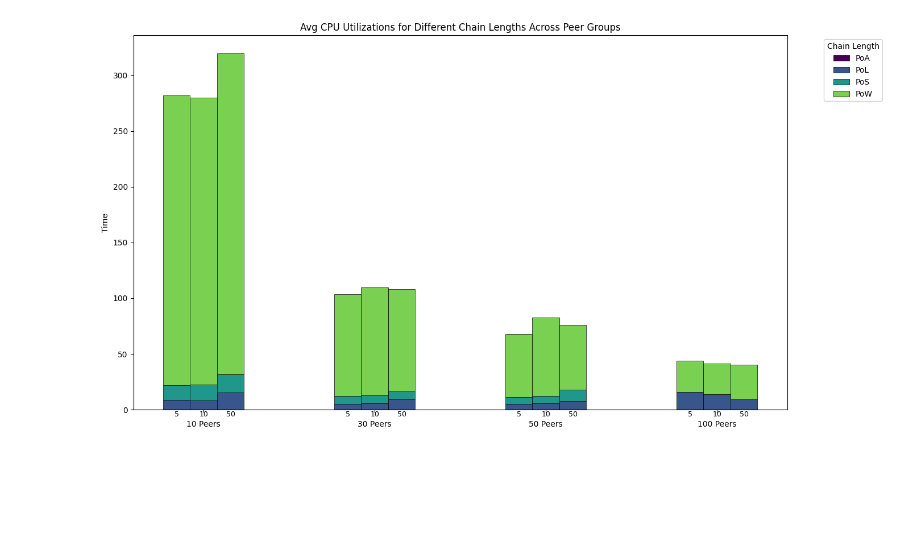
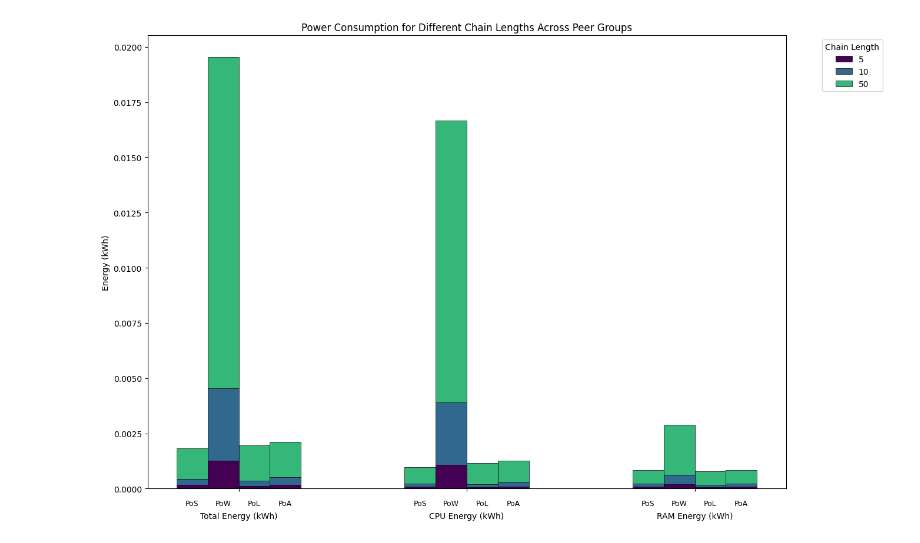
Before and after one commit to lizageorge/cs525_project, a Jupyter notebook: measuring/notebooks/display_final.ipynb, the cells around one changed output. Saved outputs shown, nothing was run; the diff lists cells and outputs as text; code cells hidden in the pictures; blank space fills up the shorter version.

Commit message:
Plots for all metrics

```diff
--- a/measuring/notebooks/display_final.ipynb
+++ b/measuring/notebooks/display_final.ipynb
@@ -14,11 +14,9 @@ df = df.rename(columns={"PoA - Autobahn": "PoA"})
 df = df.rename(columns={"Num Peers": "num_peers"})
 df = df.rename(columns={"Chain Length": "chain_length"})
 
+sims = ["PoS", "PoW", "PoL", "PoA"]
+chain_lengths = [10, 30, 50, 100]
+
 # force to numerics
-df['PoS'] = pd.to_numeric(df['PoS'], errors='coerce')
-df['PoW'] = pd.to_numeric(df['PoW'], errors='coerce')
-df['PoL'] = pd.to_numeric(df['PoL'], errors='coerce')
-
-# only take the first 12 rows (time)
-time_df = df.iloc[:12, :]
-time_df
+for sim in sims:
+    df[sim] = pd.to_numeric(df[sim], errors='coerce')
@@ -192,4 +139,2 @@ See the caveats in the documentation: https://pandas.pydata.org/pandas-docs/stab
 # %%
-plot_stacked(avg_cpu_df, "Avg CPU Utilizations")
+# plot_stacked(avg_cpu_df, "Avg CPU Utilizations")
-# %% [output]
-[figure, removed]
@@ -195,0 +230,16 @@ plot_stacked(avg_cpu_df, "Avg CPU Utilizations")
+# %%
+# Graph the energy metrics
+energy_df = df.iloc[51:65, :]
+energy_df
+
+groups = [
+    "Total Energy (kWh)",
+    "CPU Energy (kWh)",
+    "RAM Energy (kWh)",
+    # "Avg CPU Power (W)",
+]
+title = "Power Consumption"
+
+plot_custom_groups(groups, title, "Energy (kWh)", energy_df, overpeergroups=False)
+# %% [output]
+[figure, added]
```
Also changed, not shown: parts of 10 cells of this notebook, 1 other file.
